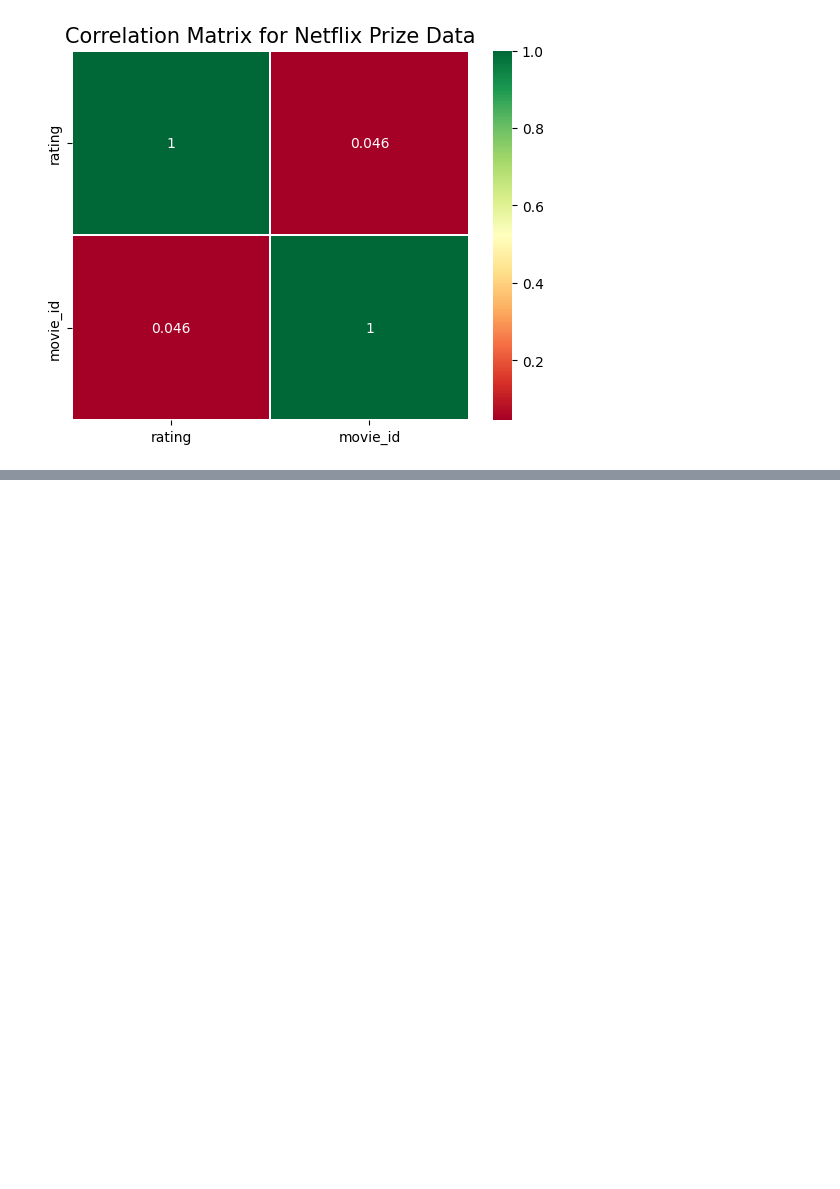
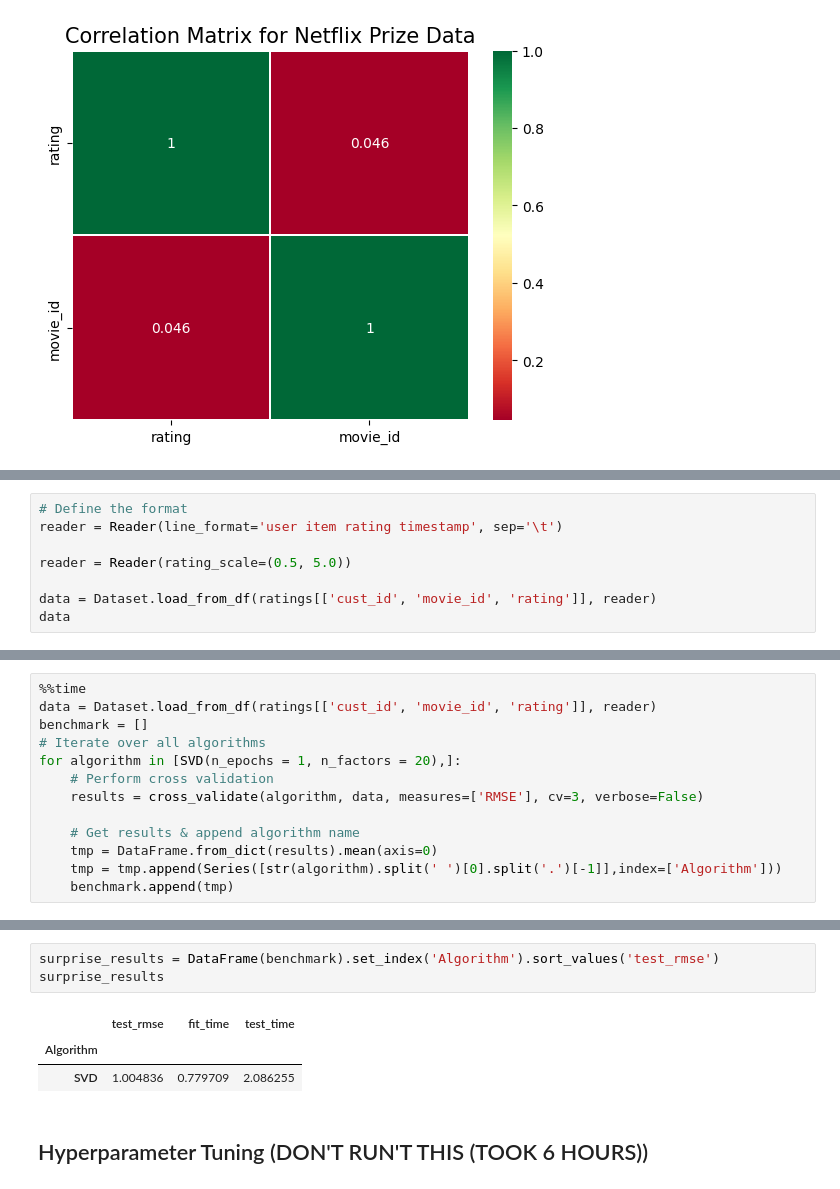
Before and after one commit to StefannusChristian/Netflix-Price-Analysis, a Jupyter notebook: IBDA3111_StefannusChristian_202000138_ReduksiDimensi.ipynb, the cells around one changed output, grey strips where cells are left out. Drawn from its saved outputs; the diff is of its cells as text; blank space fills up the shorter version.

Commit message:
hyperparameter tuning

```diff
--- a/IBDA3111_StefannusChristian_202000138_ReduksiDimensi.ipynb
+++ b/IBDA3111_StefannusChristian_202000138_ReduksiDimensi.ipynb
@@ -190,0 +249,8 @@ plotScatterMatrix(data, 6, 15)
+# %%
+# Define the format
+reader = Reader(line_format='user item rating timestamp', sep='\t')
+
+reader = Reader(rating_scale=(0.5, 5.0))
+
+data = Dataset.load_from_df(ratings[['cust_id', 'movie_id', 'rating']], reader)
+data
@@ -190,0 +259,13 @@ plotScatterMatrix(data, 6, 15)
+# %%
+%%time
+data = Dataset.load_from_df(ratings[['cust_id', 'movie_id', 'rating']], reader)
+benchmark = []
+# Iterate over all algorithms
+for algorithm in [SVD(n_epochs = 1, n_factors = 20),]:
+    # Perform cross validation
+    results = cross_validate(algorithm, data, measures=['RMSE'], cv=3, verbose=False)
+
+    # Get results & append algorithm name
+    tmp = DataFrame.from_dict(results).mean(axis=0)
+    tmp = tmp.append(Series([str(algorithm).split(' ')[0].split('.')[-1]],index=['Algorithm']))
+    benchmark.append(tmp)
@@ -190,0 +275,9 @@ plotScatterMatrix(data, 6, 15)
+# %%
+surprise_results = DataFrame(benchmark).set_index('Algorithm').sort_values('test_rmse')
+surprise_results
+# %% [output]
+|  | test_rmse | fit_time | test_time |
+| Algorithm |  |  |  |
+| SVD | 1.004836 | 0.779709 | 2.086255 |
+# %% [markdown]
+## Hyperparameter Tuning (DON'T RUN'T THIS (TOOK 6 HOURS))
```
Also changed, not shown: parts of 18 cells of this notebook, 1 other file.
